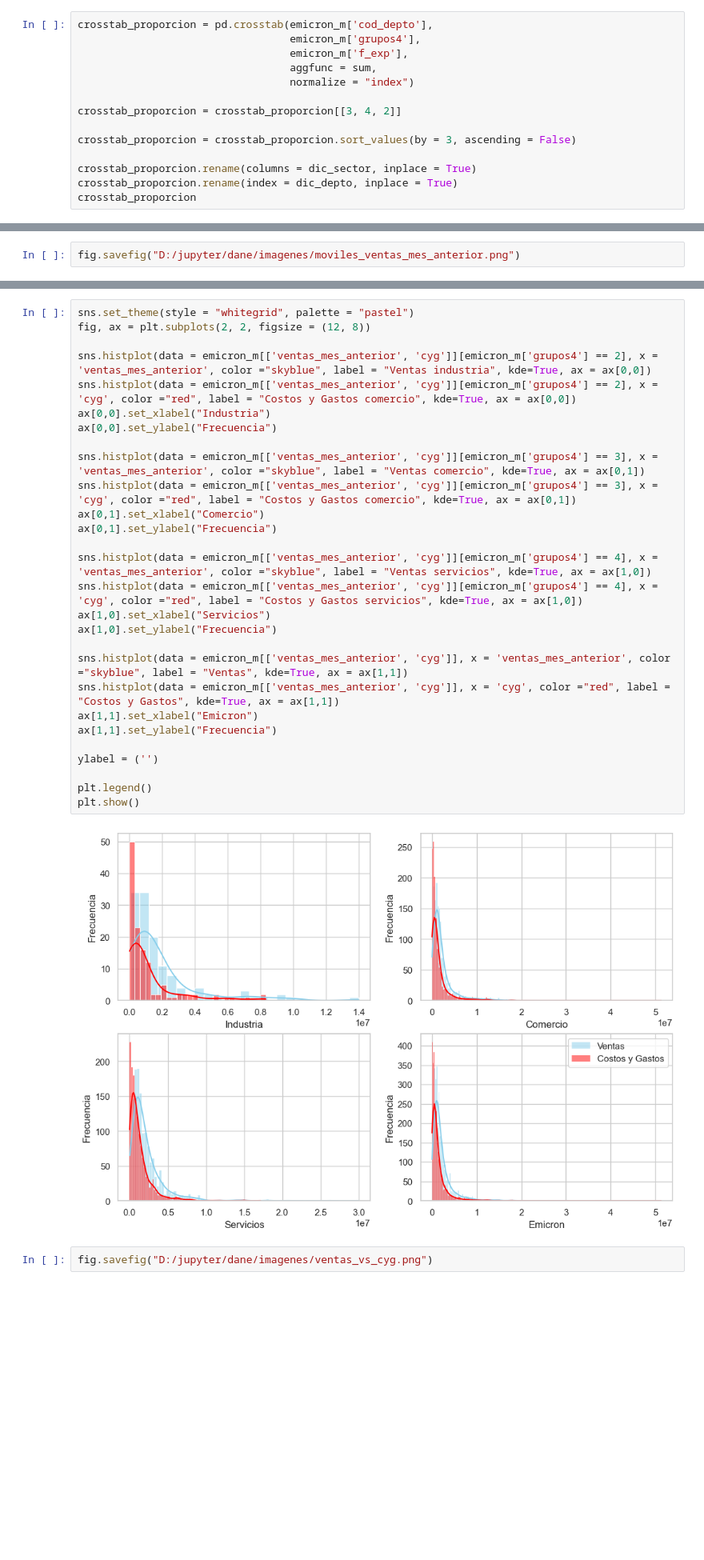
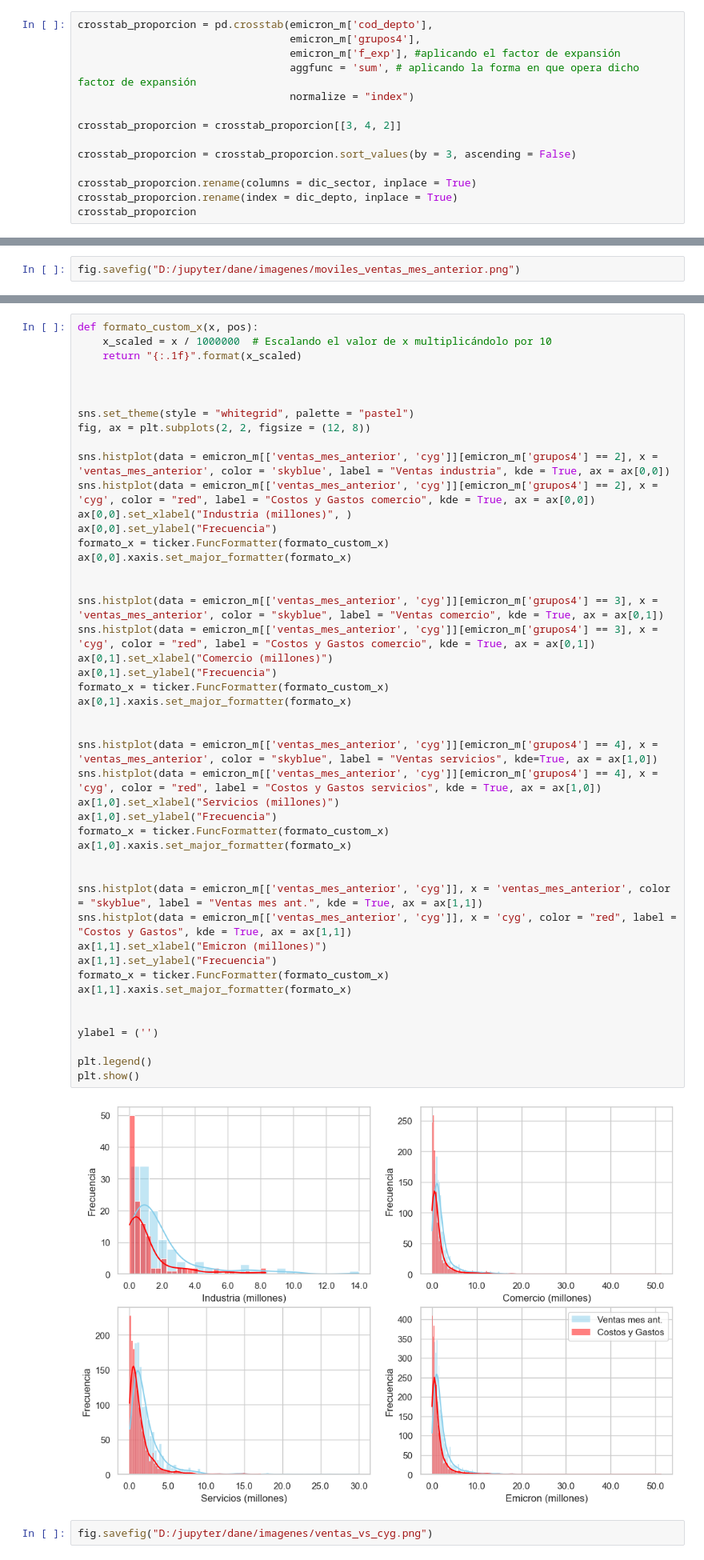
Before and after one commit to Ingenieco/dane, a Jupyter notebook: codigos_2024/analisis_descriptivo_moviles.ipynb, the cells around one changed output, grey strips where cells are left out. Shown at 80% size. Cells and saved outputs as stored; diff of their text form; blank space fills up the shorter version.

```diff
--- a/codigos_2024/analisis_descriptivo_moviles.ipynb
+++ b/codigos_2024/analisis_descriptivo_moviles.ipynb
@@ -55,8 +81,8 @@ dic_g12 = {3:"Industria",
 # %%
 crosstab_proporcion = pd.crosstab(emicron_m['cod_depto'],
                                   emicron_m['grupos4'],
-                                  emicron_m['f_exp'],
-                                  aggfunc = sum,
+                                  emicron_m['f_exp'], #aplicando el factor de expansión
+                                  aggfunc = 'sum', # aplicando la forma en que opera dicho factor de expansión
                                   normalize = "index")
 
 crosstab_proporcion = crosstab_proporcion[[3, 4, 2]]
@@ -173,32 +233,50 @@ fig.savefig("D:/jupyter/dane/imagenes/moviles_ventas_mes_anterior.png")
 # %%
+def formato_custom_x(x, pos):
+    x_scaled = x / 1000000  # Escalando el valor de x multiplicándolo por 10
+    return "{:.1f}".format(x_scaled)
+
+
+
 sns.set_theme(style = "whitegrid", palette = "pastel")
 fig, ax = plt.subplots(2, 2, figsize = (12, 8))
 
-sns.histplot(data = emicron_m[['ventas_mes_anterior', 'cyg']][emicron_m['grupos4'] == 2], x = 'ventas_mes_anterior', color ="skyblue", label = "Ventas industria", kde=True, ax = ax[0,0])
-sns.histplot(data = emicron_m[['ventas_mes_anterior', 'cyg']][emicron_m['grupos4'] == 2], x = 'cyg', color ="red", label = "Costos y Gastos comercio", kde=True, ax = ax[0,0])
-ax[0,0].set_xlabel("Industria")
+sns.histplot(data = emicron_m[['ventas_mes_anterior', 'cyg']][emicron_m['grupos4'] == 2], x = 'ventas_mes_anterior', color = 'skyblue', label = "Ventas industria", kde = True, ax = ax[0,0])
+sns.histplot(data = emicron_m[['ventas_mes_anterior', 'cyg']][emicron_m['grupos4'] == 2], x = 'cyg', color = "red", label = "Costos y Gastos comercio", kde = True, ax = ax[0,0])
+ax[0,0].set_xlabel("Industria (millones)", )
 ax[0,0].set_ylabel("Frecuencia")
+formato_x = ticker.FuncFormatter(formato_custom_x)
+ax[0,0].xaxis.set_major_formatter(formato_x)
 
-sns.histplot(data = emicron_m[['ventas_mes_anterior', 'cyg']][emicron_m['grupos4'] == 3], x = 'ventas_mes_anterior', color ="skyblue", label = "Ventas comercio", kde=True, ax = ax[0,1])
-sns.histplot(data = emicron_m[['ventas_mes_anterior', 'cyg']][emicron_m['grupos4'] == 3], x = 'cyg', color ="red", label = "Costos y Gastos comercio", kde=True, ax = ax[0,1])
-ax[0,1].set_xlabel("Comercio")
+
+sns.histplot(data = emicron_m[['ventas_mes_anterior', 'cyg']][emicron_m['grupos4'] == 3], x = 'ventas_mes_anterior', color = "skyblue", label = "Ventas comercio", kde = True, ax = ax[0,1])
+sns.histplot(data = emicron_m[['ventas_mes_anterior', 'cyg']][emicron_m['grupos4'] == 3], x = 'cyg', color = "red", label = "Costos y Gastos comercio", kde = True, ax = ax[0,1])
+ax[0,1].set_xlabel("Comercio (millones)")
 ax[0,1].set_ylabel("Frecuencia")
+formato_x = ticker.FuncFormatter(formato_custom_x)
+ax[0,1].xaxis.set_major_formatter(formato_x)
 
-sns.histplot(data = emicron_m[['ventas_mes_anterior', 'cyg']][emicron_m['grupos4'] == 4], x = 'ventas_mes_anterior', color ="skyblue", label = "Ventas servicios", kde=True, ax = ax[1,0])
-sns.histplot(data = emicron_m[['ventas_mes_anterior', 'cyg']][emicron_m['grupos4'] == 4], x = 'cyg', color ="red", label = "Costos y Gastos servicios", kde=True, ax = ax[1,0])
-ax[1,0].set_xlabel("Servicios")
+
+sns.histplot(data = emicron_m[['ventas_mes_anterior', 'cyg']][emicron_m['grupos4'] == 4], x = 'ventas_mes_anterior', color = "skyblue", label = "Ventas servicios", kde=True, ax = ax[1,0])
+sns.histplot(data = emicron_m[['ventas_mes_anterior', 'cyg']][emicron_m['grupos4'] == 4], x = 'cyg', color = "red", label = "Costos y Gastos servicios", kde = True, ax = ax[1,0])
+ax[1,0].set_xlabel("Servicios (millones)")
 ax[1,0].set_ylabel("Frecuencia")
+formato_x = ticker.FuncFormatter(formato_custom_x)
+ax[1,0].xaxis.set_major_formatter(formato_x)
 
-sns.histplot(data = emicron_m[['ventas_mes_anterior', 'cyg']], x = 'ventas_mes_anterior', color ="skyblue", label = "Ventas", kde=True, ax = ax[1,1])
-sns.histplot(data = emicron_m[['ventas_mes_anterior', 'cyg']], x = 'cyg', color ="red", label = "Costos y Gastos", kde=True, ax = ax[1,1])
-ax[1,1].set_xlabel("Emicron")
+
+sns.histplot(data = emicron_m[['ventas_mes_anterior', 'cyg']], x = 'ventas_mes_anterior', color = "skyblue", label = "Ventas mes ant.", kde = True, ax = ax[1,1])
+sns.histplot(data = emicron_m[['ventas_mes_anterior', 'cyg']], x = 'cyg', color = "red", label = "Costos y Gastos", kde = True, ax = ax[1,1])
+ax[1,1].set_xlabel("Emicron (millones)")
 ax[1,1].set_ylabel("Frecuencia")
+formato_x = ticker.FuncFormatter(formato_custom_x)
+ax[1,1].xaxis.set_major_formatter(formato_x)
+
 
 ylabel = ('')
 
 plt.legend()
 plt.show()
 # %% [output]
-[figure, old version]
+[figure, new version]
 # %%
 fig.savefig("D:/jupyter/dane/imagenes/ventas_vs_cyg.png")
```
Also changed, not shown: parts of 33 cells of this notebook, 13 other files.
